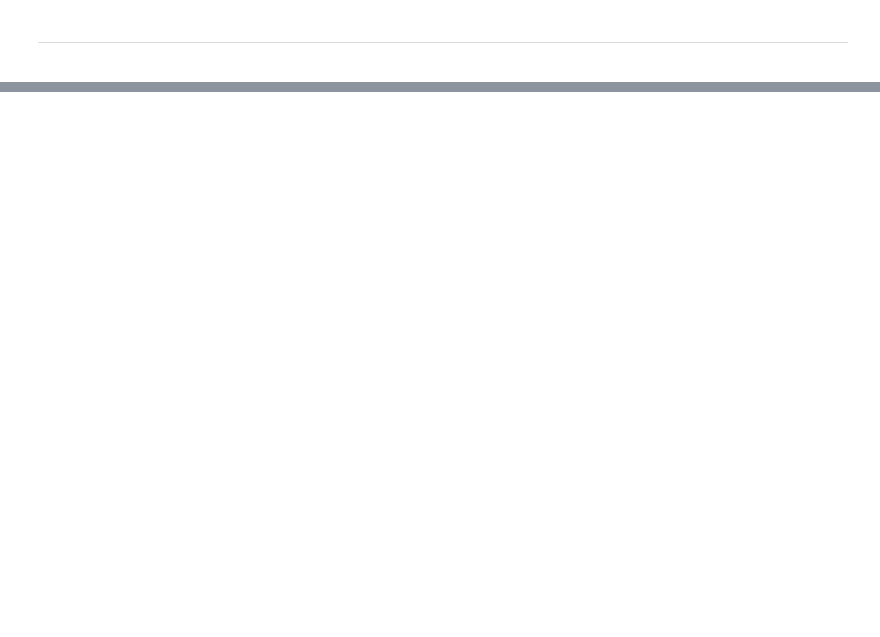
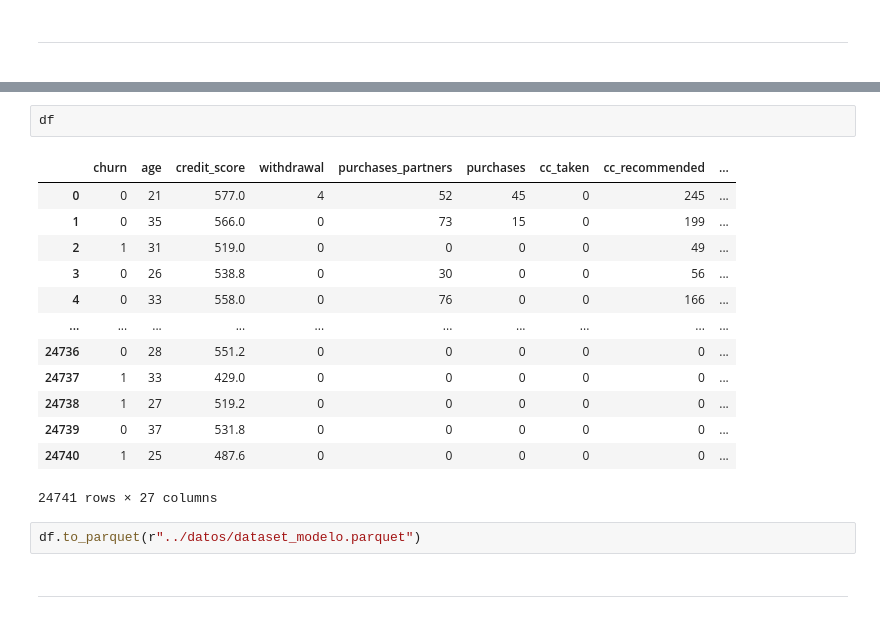
Before and after one commit to EglimarRamirez/Predicci-n_de-Churn-_y_Retenci-n_de_Clientes_para_FinTech, a Jupyter notebook: Notebooks/fintech-churn-etl.ipynb, the cells around one changed output, grey strips where cells are left out. Saved outputs shown, nothing was run; the diff lists cells and outputs as text; blank space fills up the shorter version.

```diff
--- a/Notebooks/fintech-churn-etl.ipynb
+++ b/Notebooks/fintech-churn-etl.ipynb
@@ -430,0 +625,20 @@ df.to_csv(r'../datos/Fintech_user_limpios.csv', index=False)
+# %%
+df
+# %% [output]
+|  | churn | age | credit_score | withdrawal | purchases_partners | purchases | cc_taken | cc_recommended | ... |
+| 0 | 0 | 21 | 577.0 | 4 | 52 | 45 | 0 | 245 | ... |
+| 1 | 0 | 35 | 566.0 | 0 | 73 | 15 | 0 | 199 | ... |
+| 2 | 1 | 31 | 519.0 | 0 | 0 | 0 | 0 | 49 | ... |
+| 3 | 0 | 26 | 538.8 | 0 | 30 | 0 | 0 | 56 | ... |
+| 4 | 0 | 33 | 558.0 | 0 | 76 | 0 | 0 | 166 | ... |
+| ... | ... | ... | ... | ... | ... | ... | ... | ... | ... |
+| 24736 | 0 | 28 | 551.2 | 0 | 0 | 0 | 0 | 0 | ... |
+| 24737 | 1 | 33 | 429.0 | 0 | 0 | 0 | 0 | 0 | ... |
+| 24738 | 1 | 27 | 519.2 | 0 | 0 | 0 | 0 | 0 | ... |
+| 24739 | 0 | 37 | 531.8 | 0 | 0 | 0 | 0 | 0 | ... |
+| 24740 | 1 | 25 | 487.6 | 0 | 0 | 0 | 0 | 0 | ... |
+24741 rows × 27 columns
+# %%
+df.to_parquet(r"../datos/dataset_modelo.parquet")
+# %% [markdown]
+# <hr>
```
Also changed, not shown: parts of 25 cells of this notebook, 1 other file.
